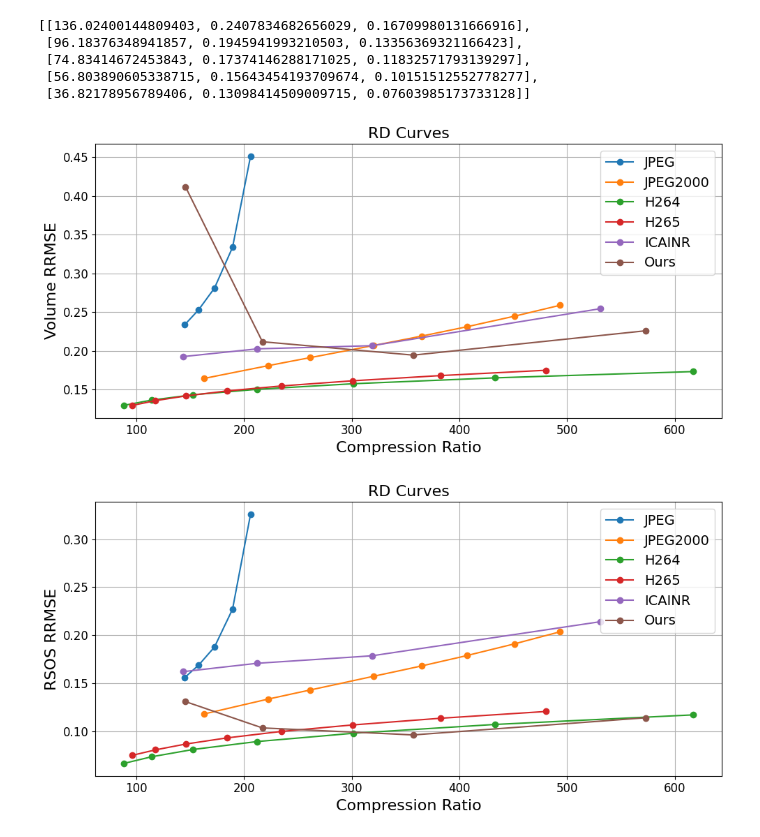
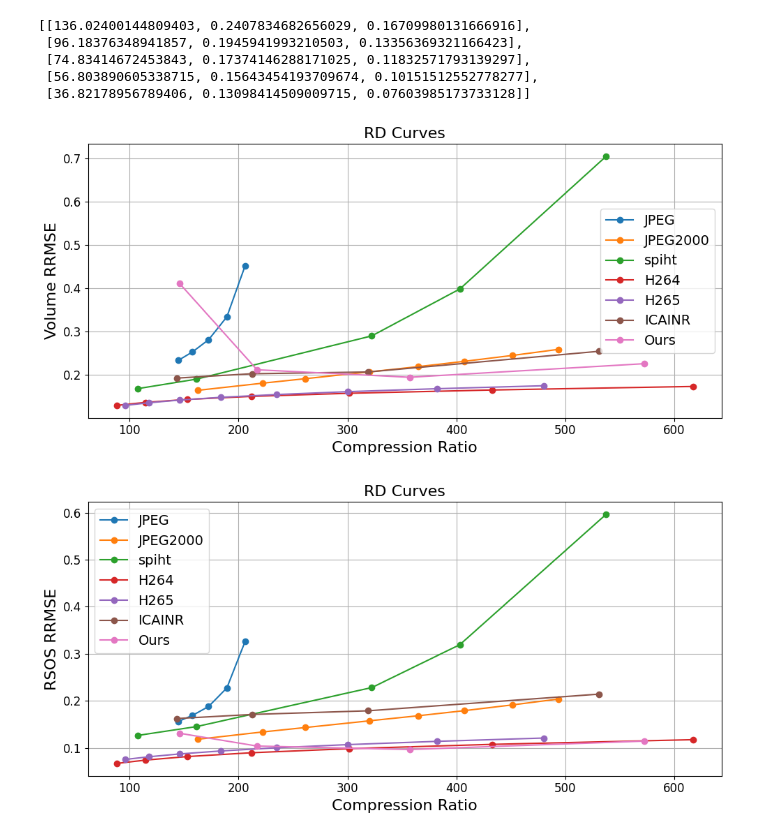
Before and after one commit to SubhankarNag/classical_baselines_INR, a Jupyter notebook: plot_rd.ipynb, the cells around one changed output. Saved outputs shown, nothing was run; the diff lists cells and outputs as text; code cells hidden in the pictures.

```diff
--- a/plot_rd.ipynb
+++ b/plot_rd.ipynb
@@ -142,6 +144,15 @@ h265 = [
     # [591.286509491579, 0.18197373372456668, 0.12791760119747875],
     # [846.3708021705269, 0.1967932117276523, 0.1432215939770237],
 ]
+
+spiht = [
+    # [805.160118611023, 1.3180816848757095, 1.1692250132412791],
+    [537.3558179235974, 0.7038909661477614, 0.5963018218214947],
+    [403.2356298679945, 0.39820081274201496, 0.31941243897344135],
+    [322.38231173881087, 0.2899366260523495, 0.2281037150942623],
+    [161.26892297438528, 0.19004850822912198, 0.14505476497383563],
+    [107.54200672879654, 0.16815002776735555, 0.12628168257359537]
+]
 # %%
 import matplotlib.pyplot as plt
 import numpy as np
@@ -149,6 +160,7 @@ import numpy as np
 codecs = {
     "JPEG": jpeg,
     "JPEG2000": jpeg2000,
+    "spiht":spiht,
     "H264": h264,
     "H265": h265,
     "ICAINR": icainr,
@@ -159,32 +171,32 @@ for i in range(1, 3):
     plt.figure(figsize=(10, 5))
 
     for name, data in codecs.items():
         arr = np.array(data)
         # print(name, arr.shape)
         ratio = arr[:, 0]
         vol_rrmse = arr[:, i]
 
         # Sort by ratio for a cleaner curve
         idx = np.argsort(ratio)
 
         plt.plot(
             ratio[idx],
             vol_rrmse[idx],
             marker="o",
             label=name
         )
 
     plt.xlabel("Compression Ratio", fontsize=16)
     plt.ylabel(f"{v_r[i-1]} RRMSE", fontsize=16)
     plt.title("RD Curves", fontsize=16)
     plt.grid(True)
     plt.legend(fontsize=14)
     plt.xticks(fontsize=12)
     plt.yticks(fontsize=12)
     plt.tight_layout()
     plt.savefig(f"rd_curve_{v_r[i-1]}.png", dpi=300, bbox_inches="tight")
     plt.show()
     plt.close()
 # %% [output]
-[figure, old version]
+[figure, new version]
-[figure, old version]
+[figure, new version]
```
Also changed, not shown: parts of 1 cell of this notebook, 6 other files.
